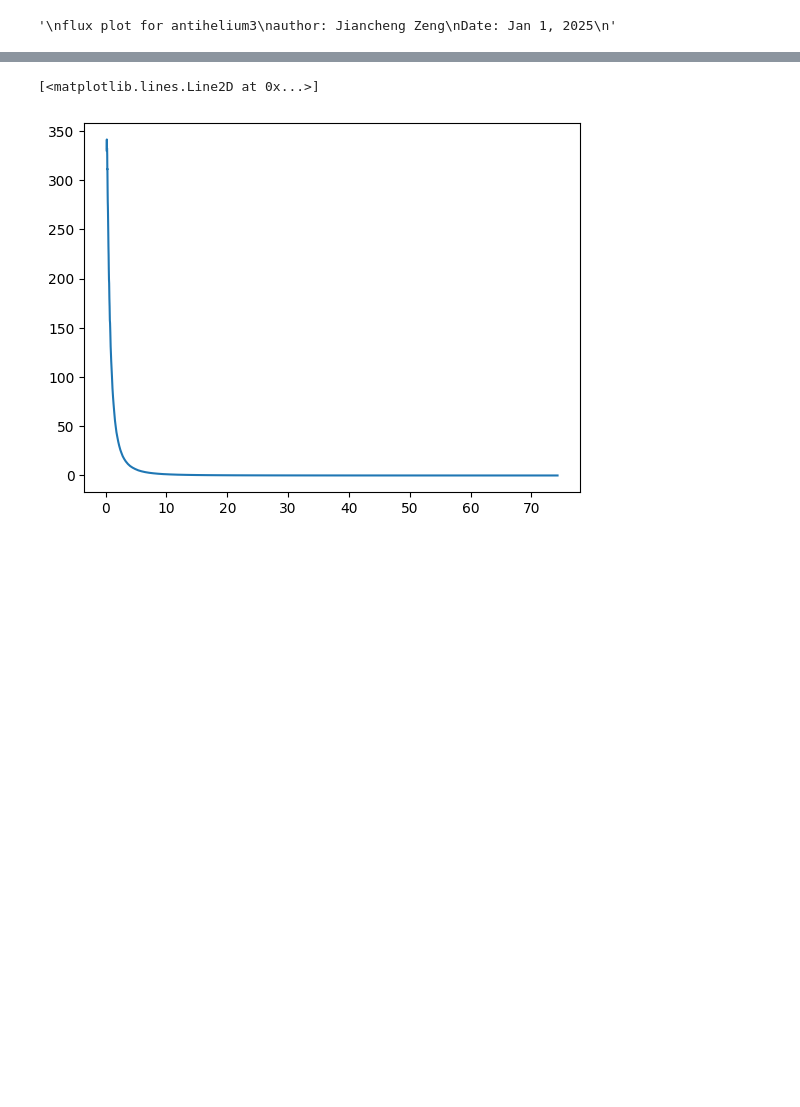
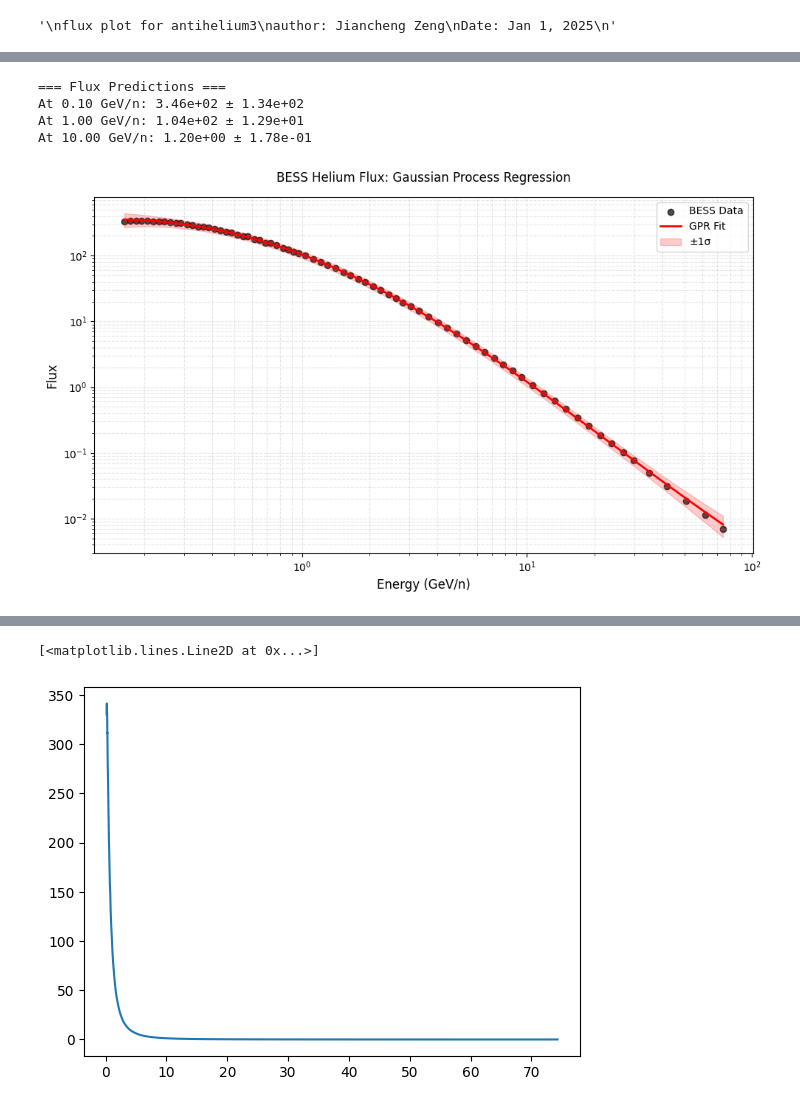
Before and after one commit to Eclipsedclaw/GRAMS, a Jupyter notebook: analysis/2023_Paper/flux_plot.ipynb, the cells around one changed output, grey strips where cells are left out. Saved outputs shown, nothing was run; the diff lists cells and outputs as text; code cells hidden in the pictures; blank space fills up the shorter version.

Commit message:
temporary plot for flux

```diff
--- a/analysis/2023_Paper/flux_plot.ipynb
+++ b/analysis/2023_Paper/flux_plot.ipynb
@@ -484,3 +577,43 @@ plt.show()
+# %%
+
+
+# Test Bench ==============================================
+if __name__ == "__main__":
+    # Critical points to test
+    test_energies = np.array([0.1, 1.0, 10.0])  # Low, mid, high energy
+
+    print("=== Flux Predictions ===")
+    for E in test_energies:
+        flux, std = cal_helium_flux(E, return_std=True)
+        print(f"At {E:.2f} GeV/n: {flux[0]:.2e} ± {std[0]:.2e}")
+
+    # Visualization
+    plt.figure(figsize=(10, 6), dpi=100)
+    x_test = np.logspace(np.log10(x_data.min()), np.log10(x_data.max()), 500)
+    y_pred, y_std = cal_helium_flux(x_test, return_std=True)
+
+    # Plotting
+    plt.scatter(x_data, y_data, c='k', alpha=0.7, label="BESS Data")
+    plt.plot(x_test, y_pred, 'r-', lw=2, label="GPR Fit")
+    plt.fill_between(x_test, y_pred-y_std, y_pred+y_std,
+                    color='r', alpha=0.2, label="±1σ")
+
+    # Formatting
+    plt.xscale('log')
+    plt.yscale('log')
+    plt.xlabel("Energy (GeV/n)", fontsize=12)
+    plt.ylabel("Flux", fontsize=12)
+    plt.title("BESS Helium Flux: Gaussian Process Regression", pad=15)
+    plt.legend()
+    plt.grid(True, which="both", ls="--", alpha=0.3)
+    plt.tight_layout()
+    plt.show()
+# %% [output]
+=== Flux Predictions ===
+At 0.10 GeV/n: 3.46e+02 ± 1.34e+02
+At 1.00 GeV/n: 1.04e+02 ± 1.29e+01
+At 10.00 GeV/n: 1.20e+00 ± 1.78e-01
+[figure, added]
 # %%
 import matplotlib.pyplot as plt
 import numpy as np
```
Also changed, not shown: parts of 5 cells of this notebook.
